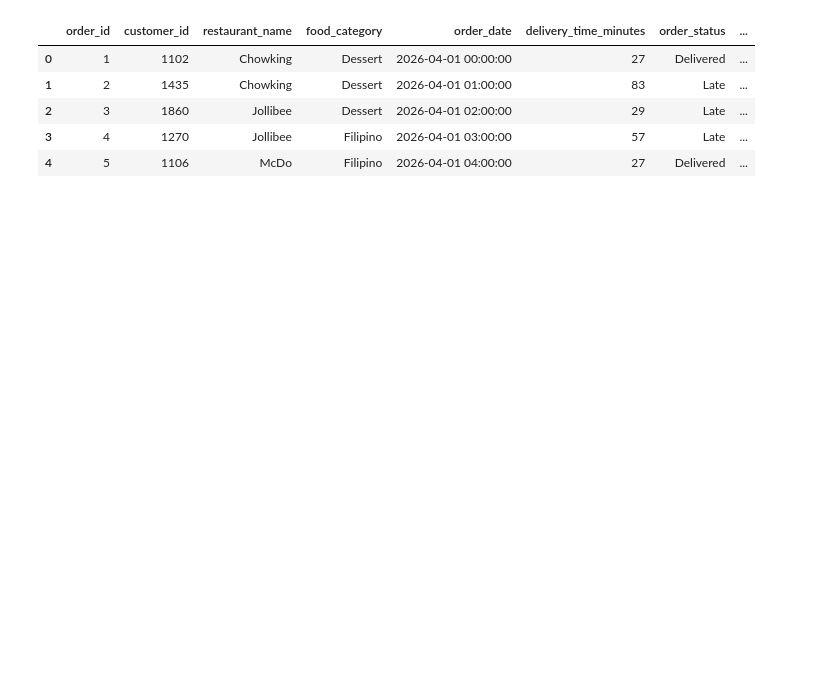
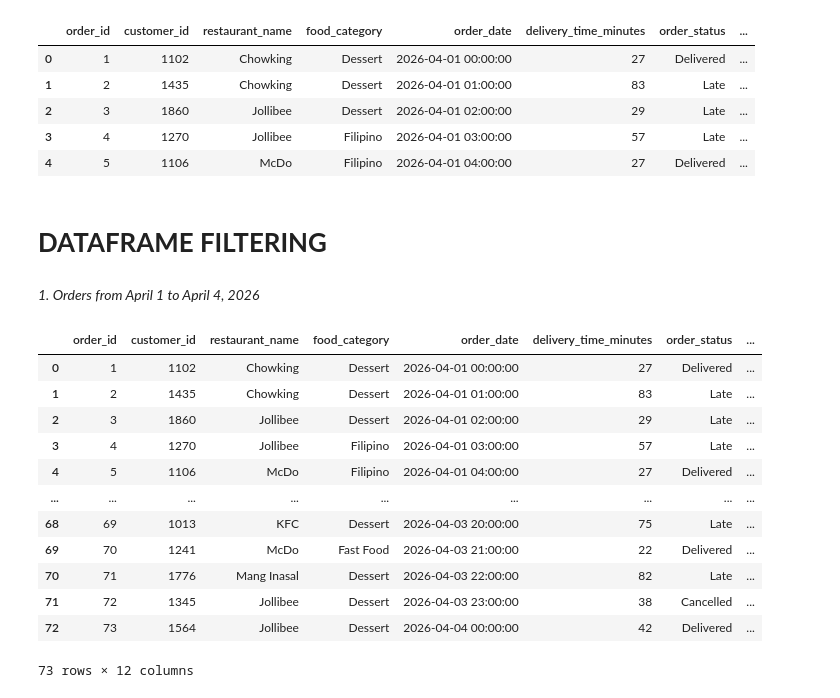
Before and after one commit to jrose1022/Data_FoodDeliveryService, a Jupyter notebook: Data.ipynb, the cells around one changed output. Saved outputs shown, nothing was run; the diff lists cells and outputs as text; code cells hidden in the pictures; blank space fills up the shorter version.

```diff
--- a/Data.ipynb
+++ b/Data.ipynb
@@ -33,3 +38,23 @@ df.head()
 | 2 | 3 | 1860 | Jollibee | Dessert | 2026-04-01 02:00:00 | 29 | Late | ... |
 | 3 | 4 | 1270 | Jollibee | Filipino | 2026-04-01 03:00:00 | 57 | Late | ... |
 | 4 | 5 | 1106 | McDo | Filipino | 2026-04-01 04:00:00 | 27 | Delivered | ... |
+# %% [markdown]
+# **DATAFRAME FILTERING**
+# %% [markdown]
+*1. Orders from April 1 to April 4, 2026*
+# %%
+df[(df['order_date'] >= '2026-04-01') & (df['order_date'] <= '2026-04-04')]
+# %% [output]
+|  | order_id | customer_id | restaurant_name | food_category | order_date | delivery_time_minutes | order_status | ... |
+| 0 | 1 | 1102 | Chowking | Dessert | 2026-04-01 00:00:00 | 27 | Delivered | ... |
+| 1 | 2 | 1435 | Chowking | Dessert | 2026-04-01 01:00:00 | 83 | Late | ... |
+| 2 | 3 | 1860 | Jollibee | Dessert | 2026-04-01 02:00:00 | 29 | Late | ... |
+| 3 | 4 | 1270 | Jollibee | Filipino | 2026-04-01 03:00:00 | 57 | Late | ... |
+| 4 | 5 | 1106 | McDo | Filipino | 2026-04-01 04:00:00 | 27 | Delivered | ... |
+| ... | ... | ... | ... | ... | ... | ... | ... | ... |
+| 68 | 69 | 1013 | KFC | Dessert | 2026-04-03 20:00:00 | 75 | Late | ... |
+| 69 | 70 | 1241 | McDo | Fast Food | 2026-04-03 21:00:00 | 22 | Delivered | ... |
+| 70 | 71 | 1776 | Mang Inasal | Dessert | 2026-04-03 22:00:00 | 82 | Late | ... |
+| 71 | 72 | 1345 | Jollibee | Dessert | 2026-04-03 23:00:00 | 38 | Cancelled | ... |
+| 72 | 73 | 1564 | Jollibee | Dessert | 2026-04-04 00:00:00 | 42 | Delivered | ... |
+73 rows × 12 columns
```
Also changed, not shown: parts of 35 cells of this notebook.
